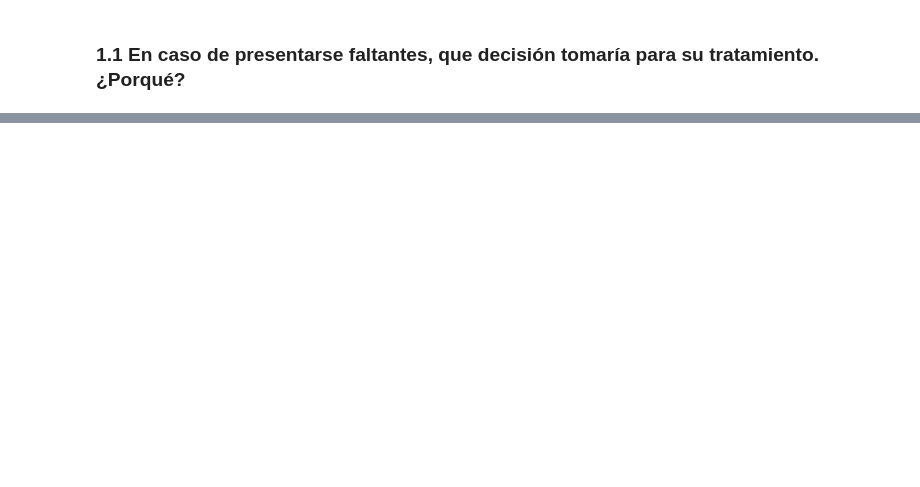
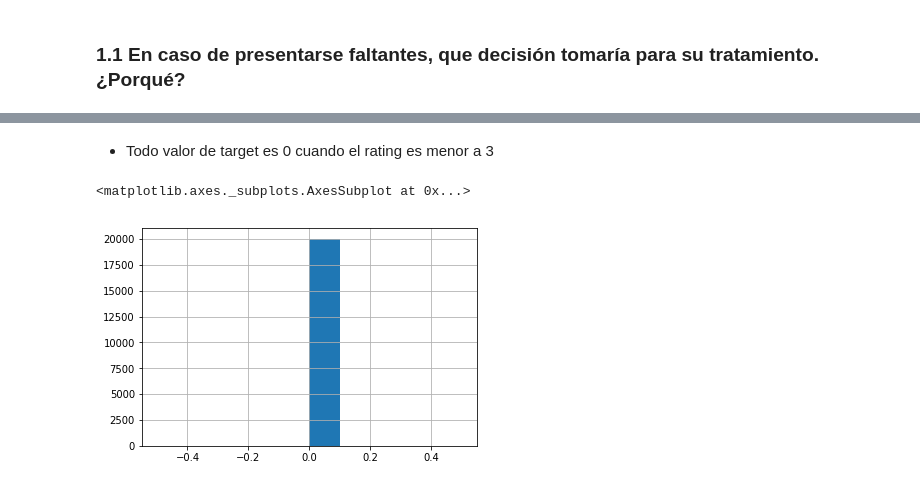
Before and after one commit to alejandrobernalcollazos/analisis-de-sentimiento-tp-1, a Jupyter notebook: tp-analisis-visualizacion-ulises-alejandro.ipynb, the cells around one changed output, grey strips where cells are left out. Saved outputs shown, nothing was run; the diff lists cells and outputs as text; code cells hidden in the pictures; blank space fills up the shorter version.

```diff
--- a/tp-analisis-visualizacion-ulises-alejandro.ipynb
+++ b/tp-analisis-visualizacion-ulises-alejandro.ipynb
@@ -274,0 +160,7 @@ sns.boxplot(data=dt)
+# %% [markdown]
+* Todo valor de target es 0 cuando el rating es menor a 3
+# %%
+dataset[dataset['rating'] < 3]['target'].hist()
+# %% [output]
+<matplotlib.axes._subplots.AxesSubplot at 0x...>
+[figure, added]
```
Also changed, not shown: parts of 59 cells of this notebook.
